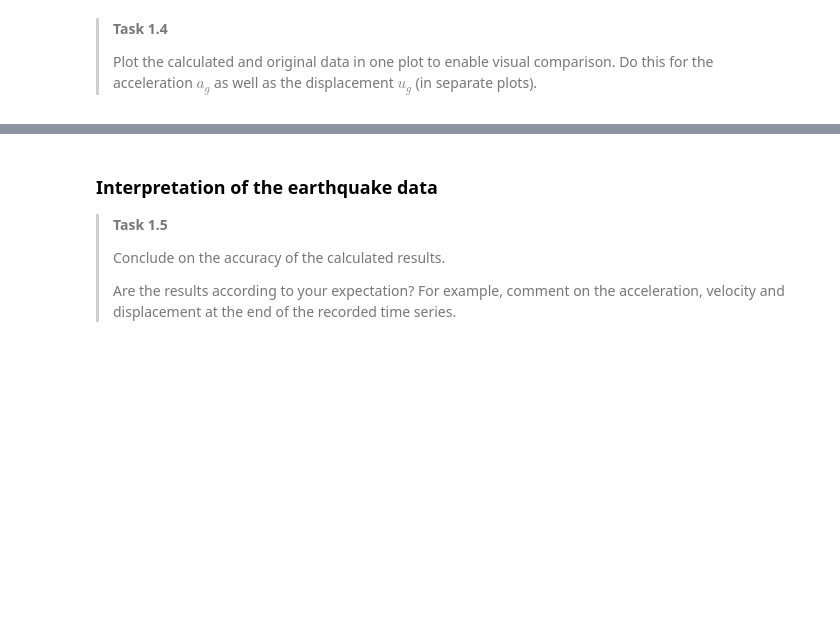
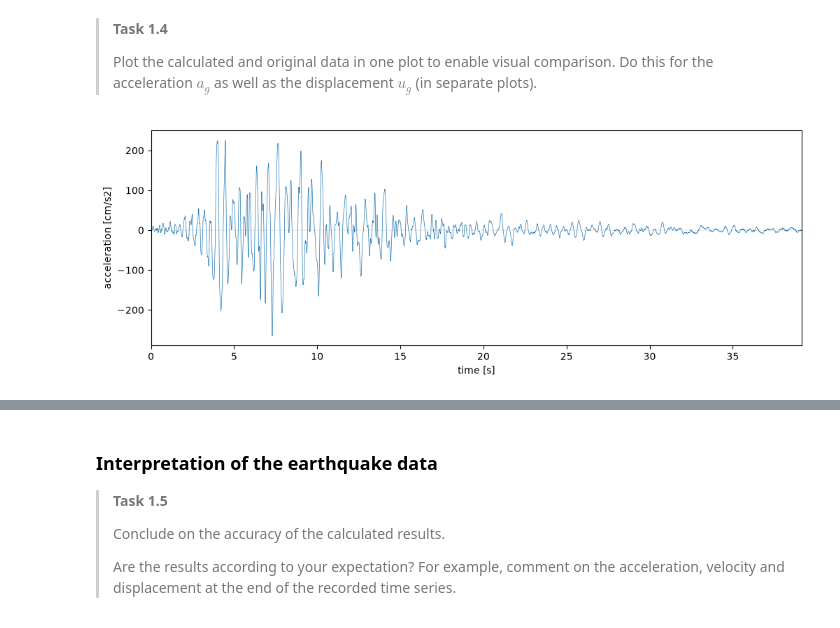
Before and after one commit to mbezmali/GroupAssignment-1.2---BEZMALINOVICH, a Jupyter notebook: 1Ddynamics.ipynb, the cells around one changed output, grey strips where cells are left out. Drawn from its saved outputs; the diff is of its cells as text; code cells hidden in the pictures; blank space fills up the shorter version.

```diff
--- a/1Ddynamics.ipynb
+++ b/1Ddynamics.ipynb
@@ -105,3 +109,9 @@ As an exercise, we consider the earthquake ground velocity $v_g$ as the only giv
+# %%
+# Forward Difference scheme to differentiate ground acceleration from given velocity
+ag_FD = np.zeros([num])
+
+for i in range(0, num - 1):
+    ag_FD[i] = (vg[i + 1] - vg[i]) / dt
 # %% [markdown]
 ### For the numerical integration we use the Trapezoidal Rule:
 # %% [markdown]
@@ -142,0 +137,12 @@ plt.show()
+# %%
+# Plotting ground acceleration
+
+plt.figure(figsize=(12, 4))
+plt.plot(t, ag_FD, linewidth=0.5)
+plt.plot([0, t[-1]], [0, 0], color="black", linewidth=0.2, linestyle=":")
+plt.xlim(0, t[-1])
+plt.xlabel("time [s]")
+plt.ylabel("acceleration [cm/s2]")
+plt.show()
+# %% [output]
+[figure, added]
```
Also changed, not shown: parts of 17 cells of this notebook.
